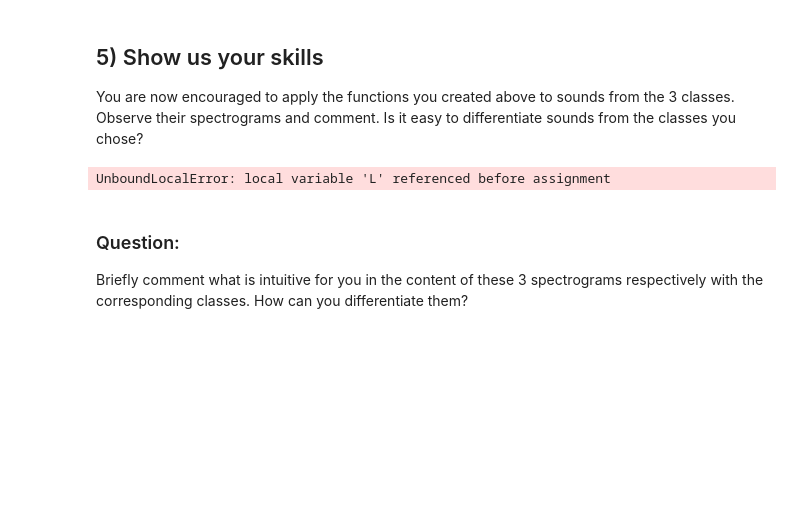
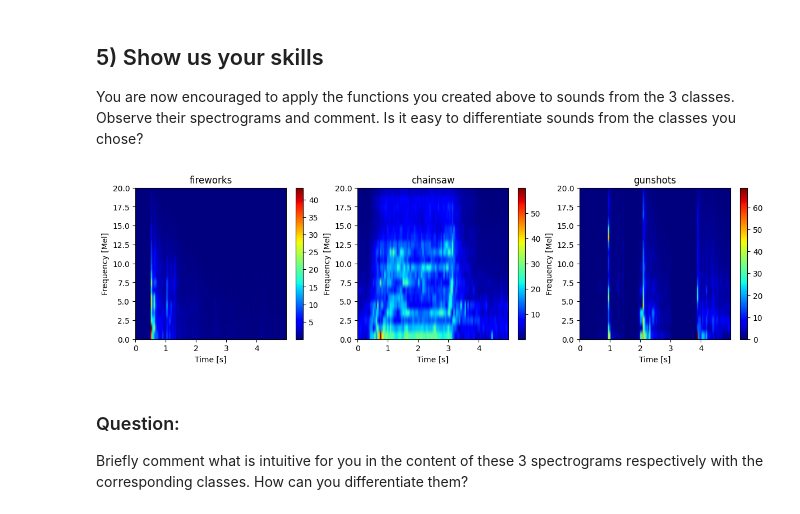
Before and after one commit to JeanLouishub/LELEC210X_Groupe_B, a Jupyter notebook: classification/p1a_feature_vectors.ipynb, the cells around one changed output. Drawn from its saved outputs; the diff is of its cells as text; code cells hidden in the pictures; blank space fills up the shorter version.

```diff
--- a/classification/p1a_feature_vectors.ipynb
+++ b/classification/p1a_feature_vectors.ipynb
@@ -425,36 +425,36 @@ You are now encouraged to apply the functions you created above to sounds from t
 # %%
 ### TO COMPLETE
 ### Choose 3 sounds from different classes to observe how their mel spectrograms differ
-sound1 = dataset["fireworks", 10]
-sound2 = dataset["chainsaw", 10]
-sound3 = dataset["gunshots", 10]
+sound1 = dataset["fireworks", 15]
+sound2 = dataset["chainsaw", 0]
+sound3 = dataset["gunshots", 5]
 
 "Compute the melspecgrams"
 
 x1, fs = sf.read(sound1)
 x2, fs = sf.read(sound2)
 x3, fs = sf.read(sound3)
 melspec1 = melspecgram(x1)
 melspec2 = melspecgram(x2)
 melspec3 = melspecgram(x3)
 
 "Plot"
 fig = plt.figure(figsize=(12, 3))
 ax1 = fig.add_axes([0.0, 0.0, 0.28, 0.9])
 ax2 = fig.add_axes([0.33, 0.0, 0.28, 0.9])
 ax3 = fig.add_axes([0.66, 0.0, 0.28, 0.9])
 plot_specgram(
     melspec1, ax=ax1, is_mel=True, title=get_cls_from_path(sound1), tf=len(y) / fs_down
 )
 plot_specgram(
     melspec2, ax=ax2, is_mel=True, title=get_cls_from_path(sound2), tf=len(y) / fs_down
 )
 plot_specgram(
     melspec3, ax=ax3, is_mel=True, title=get_cls_from_path(sound3), tf=len(y) / fs_down
 )
 plt.show()
 # %% [output]
-UnboundLocalError: local variable 'L' referenced before assignment
+[figure, added]
 # %% [markdown]
 ### Question:
 Briefly comment what is intuitive for you in the content of these 3 spectrograms respectively with the corresponding classes.
```
Also changed, not shown: 1 other file.
